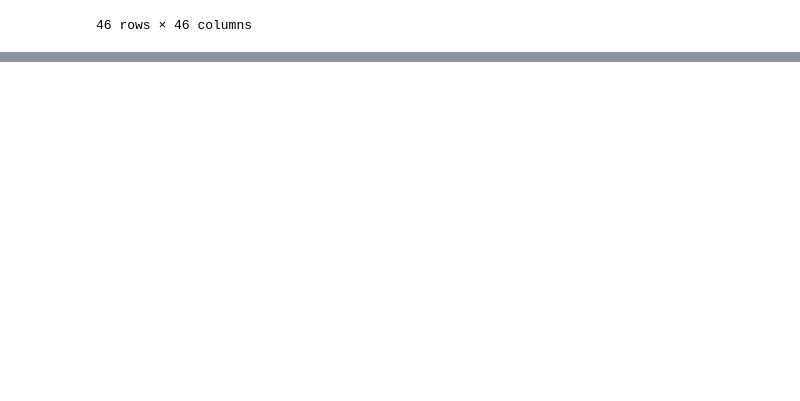
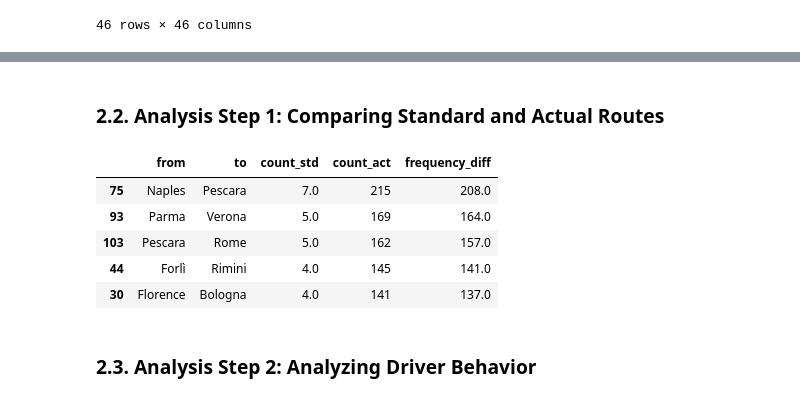
Before and after one commit to adnanit035/identifying-compensation-for-vaguely-followed-trips, a Jupyter notebook: experiments.ipynb, the cells around one changed output, grey strips where cells are left out. Cells and saved outputs as stored; diff of their text form; code cells hidden in the pictures; blank space fills up the shorter version.

Commit message:
fix: modified data generation strategy and did some analysis

```diff
--- a/experiments.ipynb
+++ b/experiments.ipynb
@@ -479,0 +540,56 @@ distance_matrix
+# %% [markdown]
+### 2.2. Analysis Step 1: Comparing Standard and Actual Routes
+# %%
+def analyze_route_deviations(standard_routes_df_, actual_routes_df_):
+    """Analyze deviations between standard and actual routes."""
+    # Merge the two dataframes on 'from' and 'to' columns to find matching routes
+    # merged_routes = pd.merge(standard_routes_df_, actual_routes_df_, on=['from', 'to'], suffixes=('_std', '_act'))
+    #
+    # # Calculate the deviation in merchandise for each route
+    # merged_routes['merchandise_deviation'] = merged_routes.apply(
+    #     lambda row: len(row['merchandise_std'].split(', ')) - len(row['merchandise_act'].split(', ')), axis=1
+    # )
+    #
+    # # Calculate the deviation in distance for each route
+    # merged_routes['distance_deviation'] = merged_routes.apply(
+    #     lambda row: calculate_distance(row['from'], row['to']) - calculate_distance(row['from_act'], row['to_act']), axis=1
+    # )
+    #
+    # # Calculate the deviation in number of trips for each route
+    # merged_routes['num_trips_deviation'] = merged_routes.apply(
+    #     lambda row: len(standard_routes_df_[standard_routes_df_['route_id'] == row['route_id_std']]) - 1, axis=1
+    # )
+    #
+    # # Calculate the deviation in number of trips for each route
+    # merged_routes['num_trips_deviation'] = merged_routes.apply(
+    #     lambda row: len(standard_routes_df_[standard_routes_df_['route_id'] == row['route_id_std']]) - 1, axis=1
+    # )
+
+    # Count the frequency of each route in both standard and actual routes
+    route_frequency_std = standard_routes_df_.groupby(['from', 'to']).size().reset_index(name='count_std')
+    route_frequency_act = actual_routes_df_.groupby(['from', 'to']).size().reset_index(name='count_act')
+
+    # Merge frequencies to compare
+    frequency_comparison = pd.merge(
+        route_frequency_std, route_frequency_act, on=['from', 'to'], how='outer').fillna(0)
+
+    # Sort by the difference in frequency (indicating deviations)
+    frequency_comparison['frequency_diff'] = frequency_comparison['count_act'] - frequency_comparison['count_std']
+    sorted_frequency_comparison = frequency_comparison.sort_values(by='frequency_diff', ascending=False)
+
+    return sorted_frequency_comparison
+# %%
+# Perform the analysis
+route_deviations_analysis = analyze_route_deviations(standard_routes_df, actual_routes_df)
+
+# Display the result
+route_deviations_analysis.head()
+# %% [output]
+|  | from | to | count_std | count_act | frequency_diff |
+| 75 | Naples | Pescara | 7.0 | 215 | 208.0 |
+| 93 | Parma | Verona | 5.0 | 169 | 164.0 |
+| 103 | Pescara | Rome | 5.0 | 162 | 157.0 |
+| 44 | Forlì | Rimini | 4.0 | 145 | 141.0 |
+| 30 | Florence | Bologna | 4.0 | 141 | 137.0 |
+# %% [markdown]
+### 2.3. Analysis Step 2: Analyzing Driver Behavior
```
Also changed, not shown: parts of 11 cells of this notebook, 7 other files.
